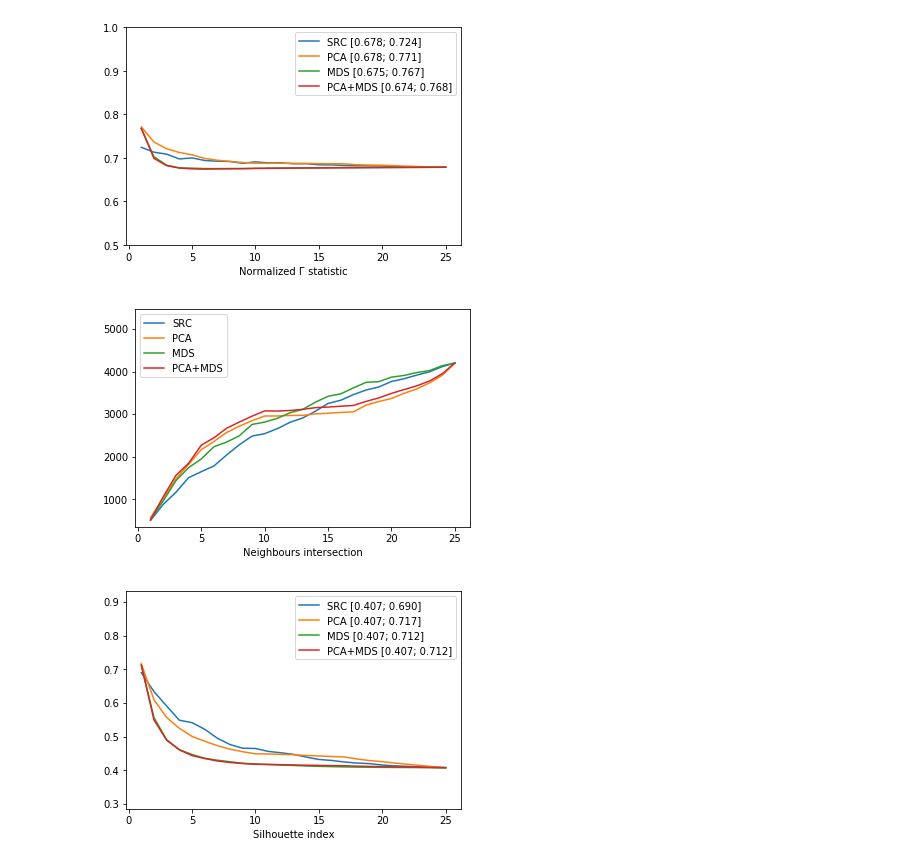
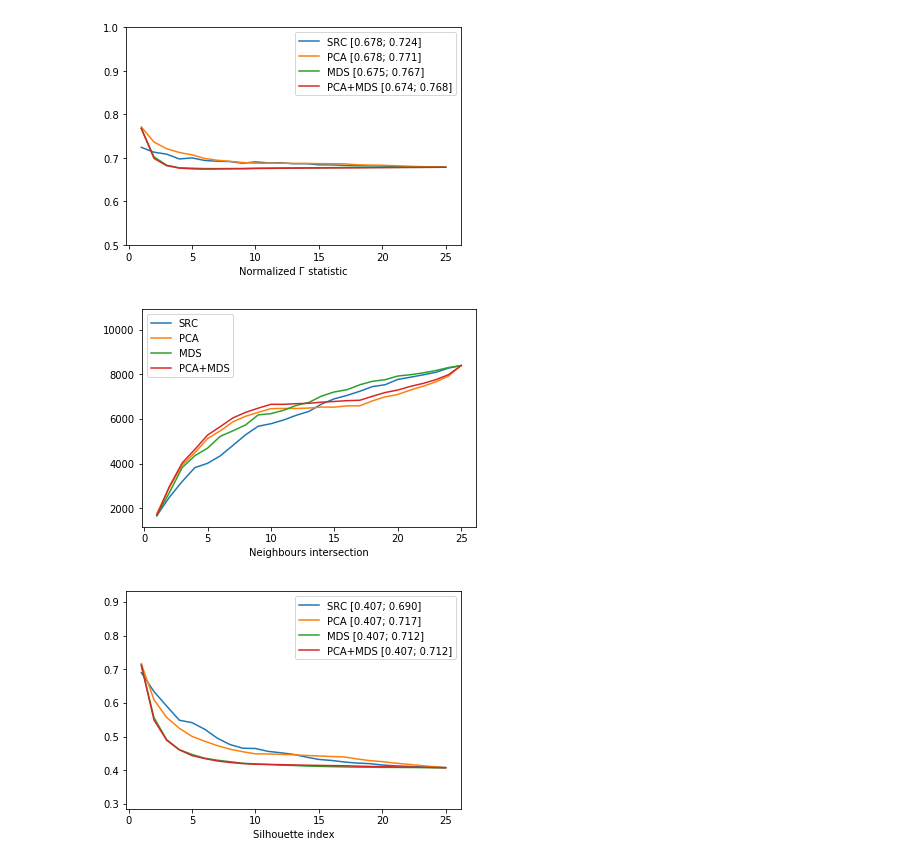
Before and after one commit to mestydone/dimensionality_reduction, a Jupyter notebook: DR.ipynb, the cells around one changed output. Drawn from its saved outputs; the diff is of its cells as text; code cells hidden in the pictures.

Commit message:
Dimensionality evaluation changed

```diff
--- a/DR.ipynb
+++ b/DR.ipynb
@@ -9,8 +9,8 @@ importlib.reload(drawer)
 
 
 # load data
-source_data, markers = d.load_data("data/ocr.dat", 2, False)
-# source_data, markers = d.load_compact_clusters(200, 10, alpha=1.0)
+# source_data, markers = d.load_data("data/ocr.dat", 8, False)
+source_data, markers = d.load_compact_clusters(100, 10, alpha=3.0)
 # source_data, markers = d.load_noise(200, 10)
 
 # remove outliers
@@ -31,0 +29,21 @@ filtered: 420
+# %%
+def _generate_points(length, dim):
+    a = math.sqrt(3)
+    return np.random.uniform(-a, a, (length,dim)).reshape(dim,-1)
+
+points = source_data[:2]
+
+length = len(points[0])
+dim = len(points)
+
+real_norm_points = points.copy()
+for i in range(len(points)):
+    real_norm_points[i] -= np.mean(real_norm_points[i])
+real_norm_points /= np.std(real_norm_points)
+
+generated_points = _generate_points(length, dim)
+
+all_points = np.hstack((generated_points, real_norm_points))
+all_markers = [0 if i < length else 1 for i in range(length*2)]
+
+drawer.plot_2d(all_points, all_markers, 0, 1).show()
@@ -114,9 +136,17 @@ pca_stress_d /= max_val
 mds_stress_d /= max_val
 pca_mds_stress_d /= max_val
 
+stress_list = [src_stress_d, pca_stress_d, mds_stress_d, pca_mds_stress_d]
+legend_list = ['SRC', 'PCA', 'MDS', 'PCA+MDS']
+
+print('Expected dimensionality:')
+for i in range(len(stress_list)):
+    dim = d.real_dimensionality(stress_list[i], epsilon = 0.05)
+    print(f'{legend_list[i]}: {dim}')
+
 drawer.plot_multiline(
     [src_stress_d, pca_stress_d, mds_stress_d, pca_mds_stress_d],
     label='Stress function',
-    legend=['SRC', 'PCA', 'MDS', 'PCA+MDS']
+    legend=legend_list
     ).show()
 # %% [output]
@@ -192,35 +237,35 @@ drawer.plot_multiline(
 # Neighbours intersection error
 
 importlib.reload(d)
 
 def intersect_sum(s1, s2):
     res_sum = 0
     for i in range(len(s1)):
         res_sum += len(s1[i] & s2[i])
     return res_sum
 
-ngbrs_num = 10
+ngbrs_num = 20
 sourse_nbrs = d.points_neighbours(source_data,ngbrs_num)
 src_nbrs_error = []
 pca_nbrs_error = []
 mds_nbrs_error = []
 pca_mds_nbrs_error = []
 
 
 for i in range(len(source_data)):
     src_nbrs_error.append(intersect_sum(sourse_nbrs, d.points_neighbours(source_data[:i+1],ngbrs_num)))
     pca_nbrs_error.append(intersect_sum(sourse_nbrs, d.points_neighbours(pca_data[:i+1],ngbrs_num)))
     mds_nbrs_error.append(intersect_sum(sourse_nbrs, d.points_neighbours(mds_data_list[i],ngbrs_num)))
     pca_mds_nbrs_error.append(intersect_sum(sourse_nbrs, d.points_neighbours(pca_mds_data_list[i],ngbrs_num)))
 
 drawer.plot_multiline(
     [src_nbrs_error, pca_nbrs_error, mds_nbrs_error, pca_mds_nbrs_error],
     label='Neighbours intersection',
     legend=['SRC', 'PCA', 'MDS', 'PCA+MDS'],
     show_range=False
     ).show()
 # %% [output]
-[figure, old version]
+[figure, new version]
 # %%
 """
 Silhouette index
```
Also changed, not shown: parts of 12 cells of this notebook, 1 other file.
